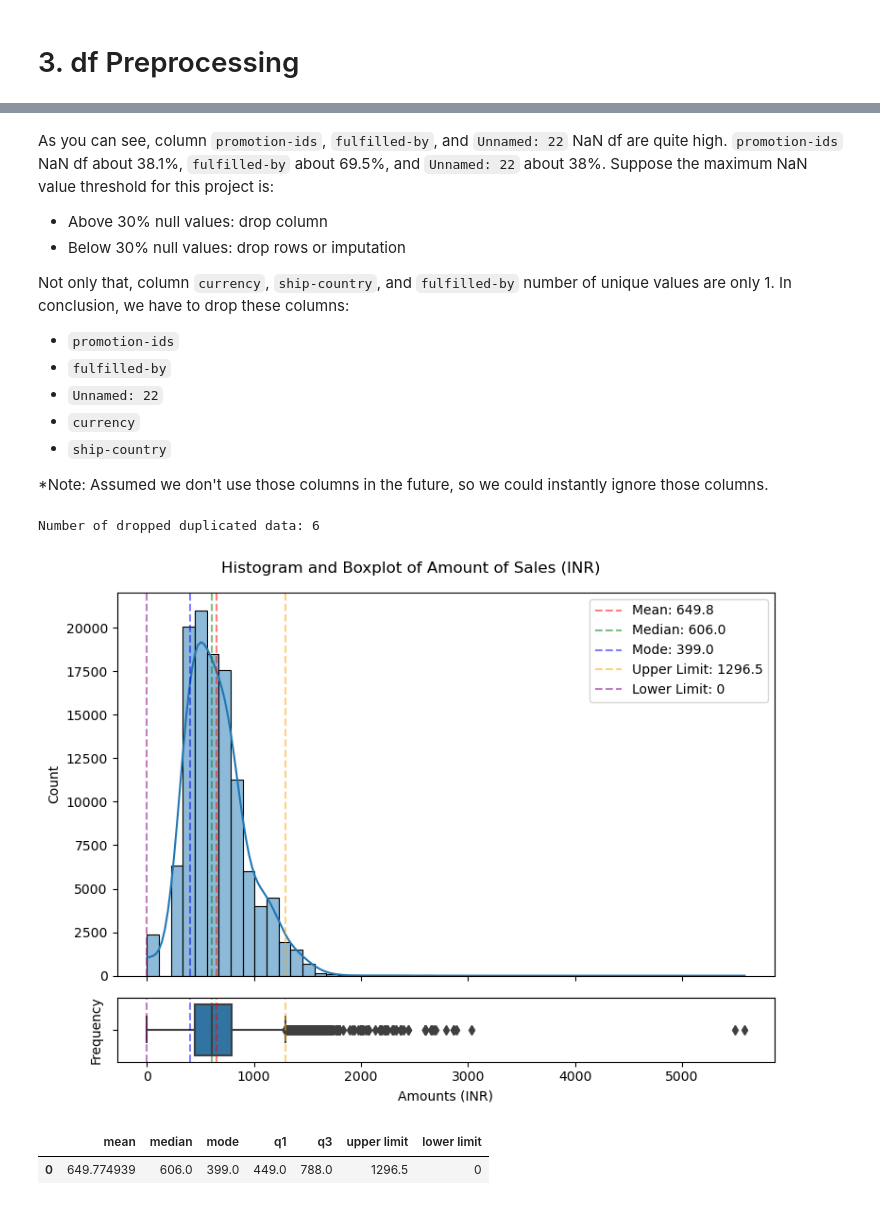
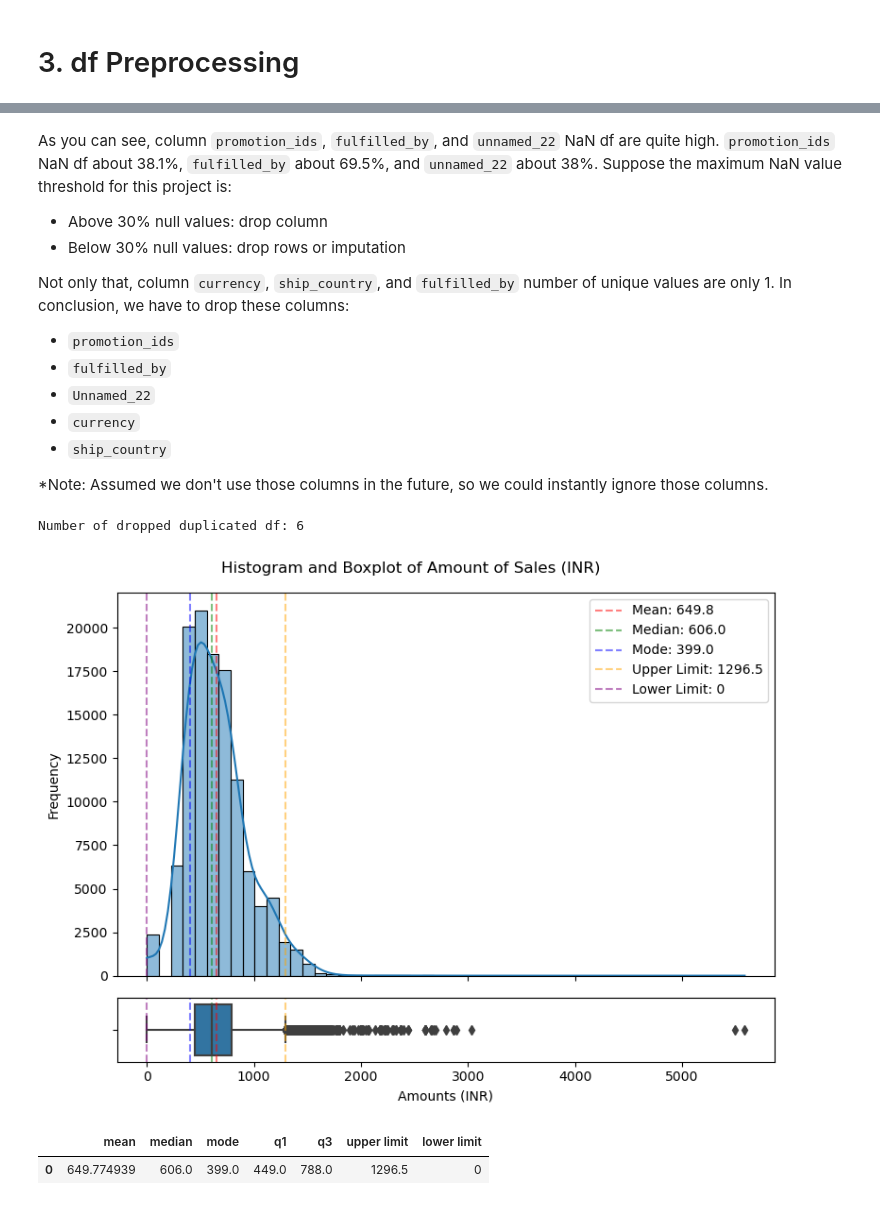
Before and after one commit to alfandysurya2/portfolio, a Jupyter notebook: E-Commerce Data Pipeline with Airflow/notebook/amazon_sale_report_pulling_and_preprocessing_debug.ipynb, the cells around one changed output, grey strips where cells are left out. Cells and saved outputs as stored; diff of their text form; code cells hidden in the pictures.

```diff
--- a/E-Commerce Data Pipeline with Airflow/notebook/amazon_sale_report_pulling_and_preprocessing_debug.ipynb
+++ b/E-Commerce Data Pipeline with Airflow/notebook/amazon_sale_report_pulling_and_preprocessing_debug.ipynb
@@ -29,9 +31,21 @@ engine = create_engine(f'postgresql+psycopg2://{user}:{password}@{host}:{port}/{
 # Pull Amazon Sale Report df
 result = engine.execute("SELECT * FROM amazon_sale_report")
 rows = result.fetchall()
-df = pd.dfFrame(rows, columns=result.keys())
+df = pd.DataFrame(rows, columns=result.keys())
 # %% [markdown]
 # 3. df Preprocessing
+# %%
+# Columns name standardization
+def column_standardization(df):
+    columns_list = df.columns
+    modified_columns_list = []
+    for i in columns_list:
+        modified_column = i.lower().replace(" ", "_").replace("-", "_").replace(":", "")
+        modified_columns_list.append(modified_column)
+
+    df.columns = modified_columns_list
+    return df
+df = column_standardization(df)
 # %%
 df.info()
 # %% [output]
@@ -102,17 +116,17 @@ dtype: float64
 <Axes: >
 [figure]
 # %% [markdown]
-As you can see, column `promotion-ids`, `fulfilled-by`, and `Unnamed: 22` NaN df are quite high. `promotion-ids` NaN df about 38.1%, `fulfilled-by` about 69.5%, and `Unnamed: 22` about 38%. Suppose the maximum NaN value threshold for this project is:
+As you can see, column `promotion_ids`, `fulfilled_by`, and `unnamed_22` NaN df are quite high. `promotion_ids` NaN df about 38.1%, `fulfilled_by` about 69.5%, and `unnamed_22` about 38%. Suppose the maximum NaN value threshold for this project is:
 
 * Above 30% null values: drop column
 * Below 30% null values: drop rows or imputation
 
-Not only that, column `currency`, `ship-country`, and `fulfilled-by` number of unique values are only 1. In conclusion, we have to drop these columns:
-- `promotion-ids`
-- `fulfilled-by`
-- `Unnamed: 22`
+Not only that, column `currency`, `ship_country`, and `fulfilled_by` number of unique values are only 1. In conclusion, we have to drop these columns:
+- `promotion_ids`
+- `fulfilled_by`
+- `Unnamed_22`
 - `currency`
-- `ship-country`
+- `ship_country`
 
 *Note: Assumed we don't use those columns in the future, so we could instantly ignore those columns.
 # %%
@@ -120,23 +134,23 @@ df_unique = df.drop_duplicates()
 duplicate_df = len(df) - len(df_unique)
 print(f"Number of dropped duplicated df: {duplicate_df}")
 
-drop_column_list = ['promotion-ids',
-                   'fulfilled-by',
-                   'Unnamed: 22',
+drop_column_list = ['promotion_ids',
+                   'fulfilled_by',
+                   'unnamed_22',
                    'currency',
-                   'ship-country']
+                   'ship_country']
 df_drop = df_unique.drop(drop_column_list, axis=1)
-df_drop_na = df_drop.dropna(subset=['Courier Status',
-                                    'ship-city',
-                                    'ship-state',
-                                    'ship-postal-code'])
+df_drop_na = df_drop.dropna(subset=['courier_status',
+                                    'ship_city',
+                                    'ship_state',
+                                    'ship_postal_code'])
 # %% [output]
-Number of dropped duplicated data: 6
+Number of dropped duplicated df: 6
 # %%
 def hist_boxplot(df, x, bins, title, x_label, y_label):
     fig, ax = plt.subplots(2, 1, figsize=(8, 6), gridspec_kw={'height_ratios': [3, 0.5]}, sharex=True)
     sns.histplot(df[x], ax=ax[0], kde=True, kde_kws={'bw_adjust': 4}, bins=bins)
-    ax[1].set_ylabel(y_label)
+    ax[0].set_ylabel(y_label)
     sns.boxplot(x=df[x], ax=ax[1])
 
     mean = df[x].mean()
@@ -174,19 +188,22 @@ def hist_boxplot(df, x, bins, title, x_label, y_label):
     plt.tight_layout()
     plt.show()
 
-    df_no_outlier = df[df[x]<=upper_limit]
+    df_nan = df[df[x].isna()==True]
+    df_no_outlier = df[(df[x]<=upper_limit)]
+    df_no_outlier = pd.concat([df_nan, df_no_outlier], axis=0)
+
     df_outlier = df[df[x]>upper_limit]
 
     return df_no_outlier, df_outlier, stats
 # %%
 df_no_outlier, df_outlier, stats = hist_boxplot(df_drop_na,
-                                         'Amount',
+                                         'amount',
                                          50,
                                          'Histogram and Boxplot of Amount of Sales (INR)',
                                          'Amounts (INR)',
                                          'Frequency')
 display(stats)
 # %% [output]
-[figure, old version]
+[figure, new version]
 |  | mean | median | mode | q1 | q3 | upper limit | lower limit |
 | 0 | 649.774939 | 606.0 | 399.0 | 449.0 | 788.0 | 1296.5 | 0 |
```
Also changed, not shown: parts of 15 cells of this notebook, 47 other files.
